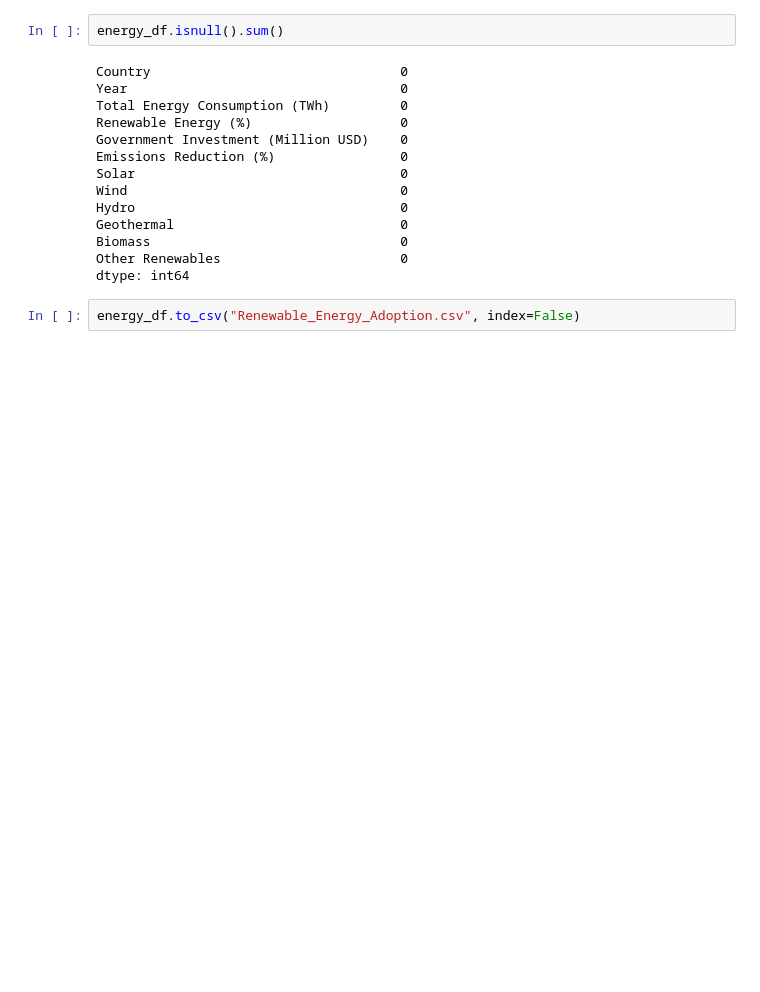
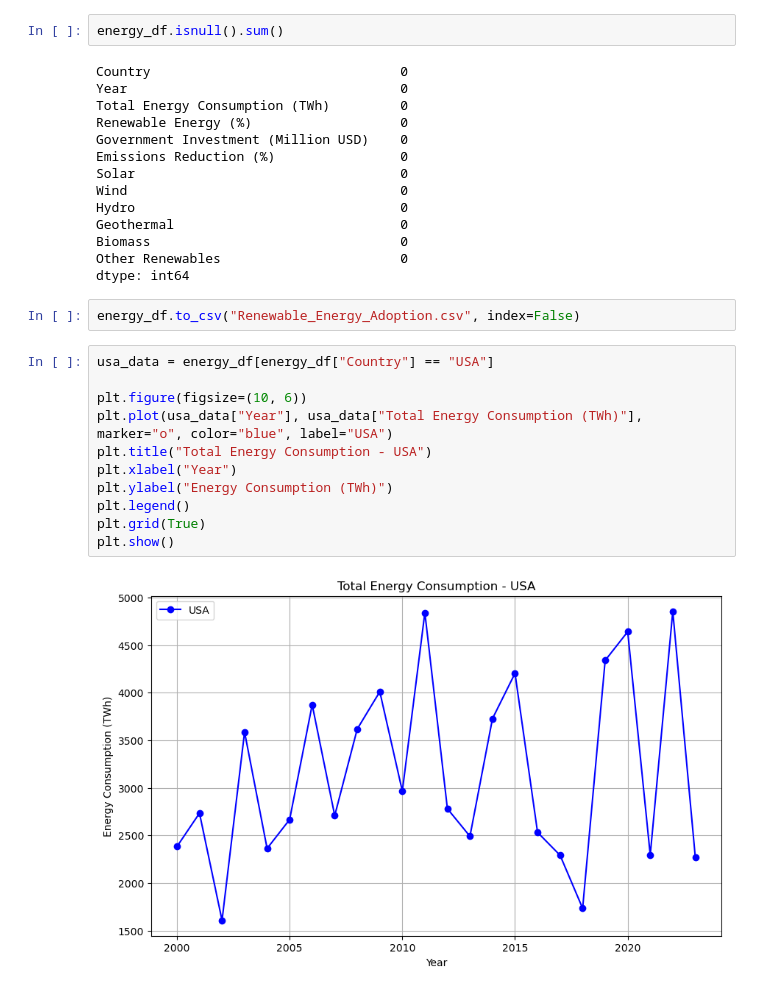
Before and after one commit to KunterC/Renewable_Energy_Data, a Jupyter notebook: Analysis.ipynb, the cells around one changed output. Cells and saved outputs as stored; diff of their text form; blank space fills up the shorter version.

Commit message:
Created graphs for comparisons

```diff
--- a/Analysis.ipynb
+++ b/Analysis.ipynb
@@ -188,3 +188,16 @@ Other Renewables                       0
 dtype: int64
 # %%
 energy_df.to_csv("Renewable_Energy_Adoption.csv", index=False)
+# %%
+usa_data = energy_df[energy_df["Country"] == "USA"]
+
+plt.figure(figsize=(10, 6))
+plt.plot(usa_data["Year"], usa_data["Total Energy Consumption (TWh)"], marker="o", color="blue", label="USA")
+plt.title("Total Energy Consumption - USA")
+plt.xlabel("Year")
+plt.ylabel("Energy Consumption (TWh)")
+plt.legend()
+plt.grid(True)
+plt.show()
+# %% [output]
+[figure, added]
```
Also changed, not shown: parts of 9 cells of this notebook, 1 other file.
